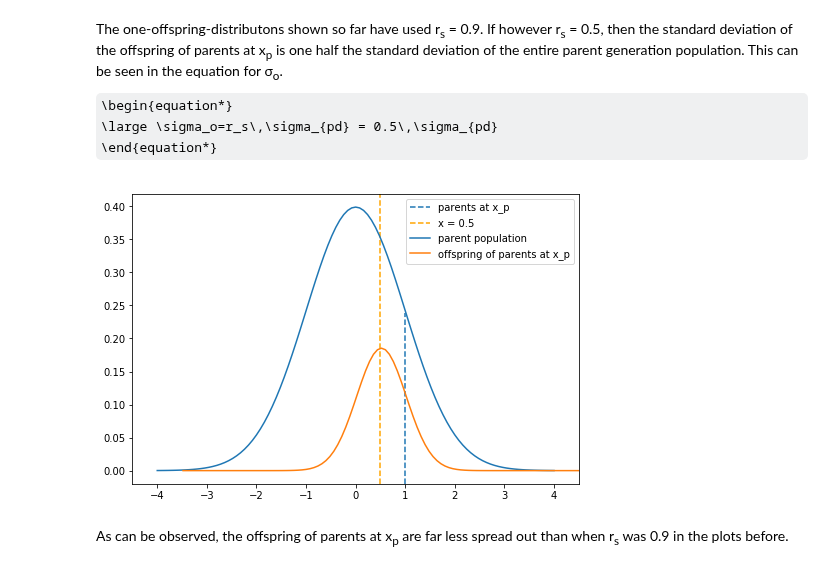
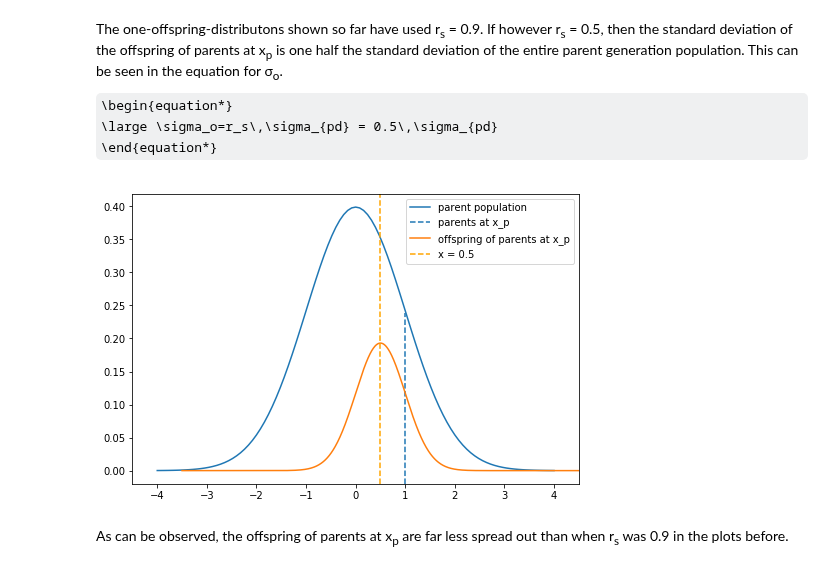
Before and after one commit to jessebmurray/polygenic, a Jupyter notebook: tree_project_explainer.ipynb, the cells around one changed output. Cells and saved outputs as stored; diff of their text form; code cells hidden in the pictures; some formulas as TeX source.

```diff
--- a/tree_project_explainer.ipynb
+++ b/tree_project_explainer.ipynb
@@ -159,4 +152,5 @@ Technical Notes:
 # %%
 n_iterations = 100  # Make n_iterations small for demonstration purposes
 parent_distribution_dem = tree.normal_distribution(n_iterations, z_range, mean_gen, sd_gen)
+parent_distribution = tree.normal_distribution(1000, z_range, mean_gen, sd_gen)
 # %%
@@ -175,9 +170,9 @@ If r = 1, then parents at x<sub>p</sub> have offspring centered at x<sub>p</sub>
 \end{equation*}
 # %%
 parent_z_score = 1
-parent_index = tree.z_score_to_index(parent_z_score, n_iterations, z_range)  # convert to index
+parent_index = tree.z_score_to_index(parent_z_score, 1000, z_range)  # convert to index
 # One offspring distribution
-single_offspring_distribution1 = tree.one_offspring_distribution(parent_distribution_dem, parent_index, 1, r_s)
+single_offspring_distribution1 = tree.one_offspring_distribution(parent_distribution, parent_index, 1, r_s)
 plt.figure(figsize=fig_size1)
 plt.xlim(-4.5, 4.5)
 plt.title('No regression to the mean. Perfect inheritance. r = 1')
@@ -235,17 +230,17 @@ The one-offspring-distributons shown so far have used r<sub>s</sub> = 0.9. If ho
 \large \sigma_o=r_s\,\sigma_{pd} = 0.5\,\sigma_{pd}
 \end{equation*}
 # %%
-single_offspring_distribution4 = tree.one_offspring_distribution(parent_distribution_dem, parent_index, 0.5, 0.5)
+single_offspring_distribution4 = tree.one_offspring_distribution(parent_distribution, parent_index, 0.5, 0.5)
 plt.figure(figsize=fig_size1)
+tree.plot_distribution(parent_distribution_dem, label='parent population')
 plt.axvline(x=1, linestyle='--', ymax=tree.f_norm(1,0,1)/0.41, label='parents at x_p')
+tree.plot_distribution(single_offspring_distribution4, label='offspring of parents at x_p')
 plt.axvline(x=0.5, linestyle='--', label='x = 0.5', color='orange')
 plt.xlim(-4.5, 4.5)
-tree.plot_distribution(parent_distribution_dem, label='parent population')
-tree.plot_distribution(single_offspring_distribution4, label='offspring of parents at x_p')
 plt.legend()
 plt.show()
 # %% [output]
-[figure, old version]
+[figure, new version]
 # %% [markdown]
 As can be observed, the offspring of parents at x<sub>p</sub> are far less spread out than when r<sub>s</sub> was 0.9 in the plots before.
 # %% [markdown]
```
Also changed, not shown: parts of 13 cells of this notebook.
